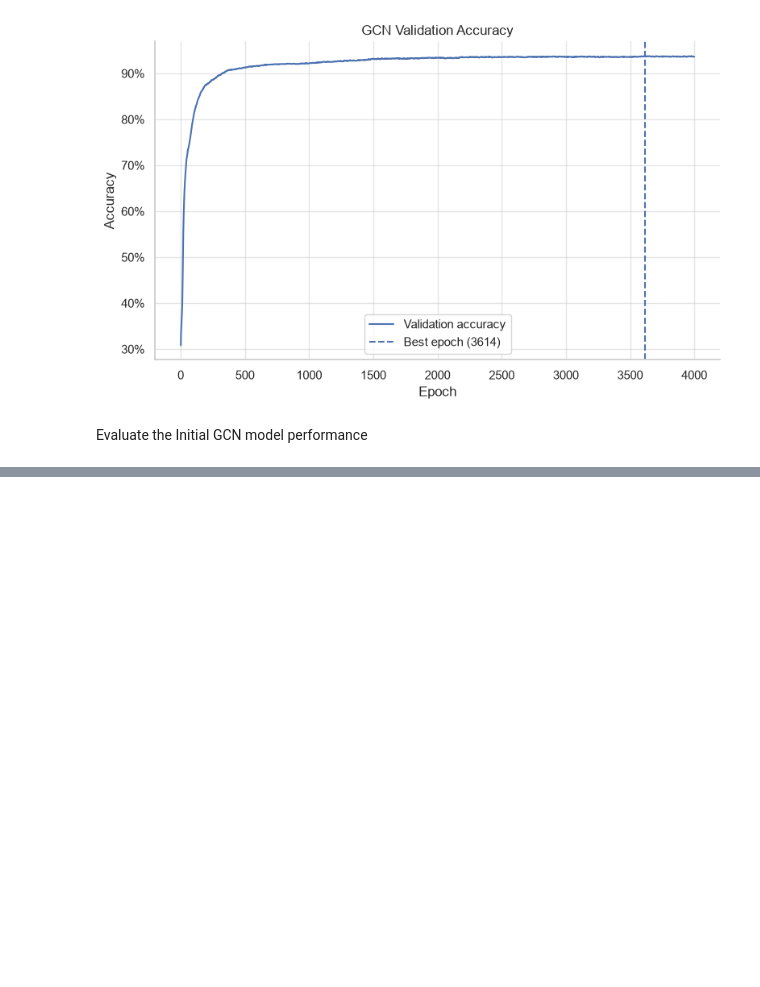
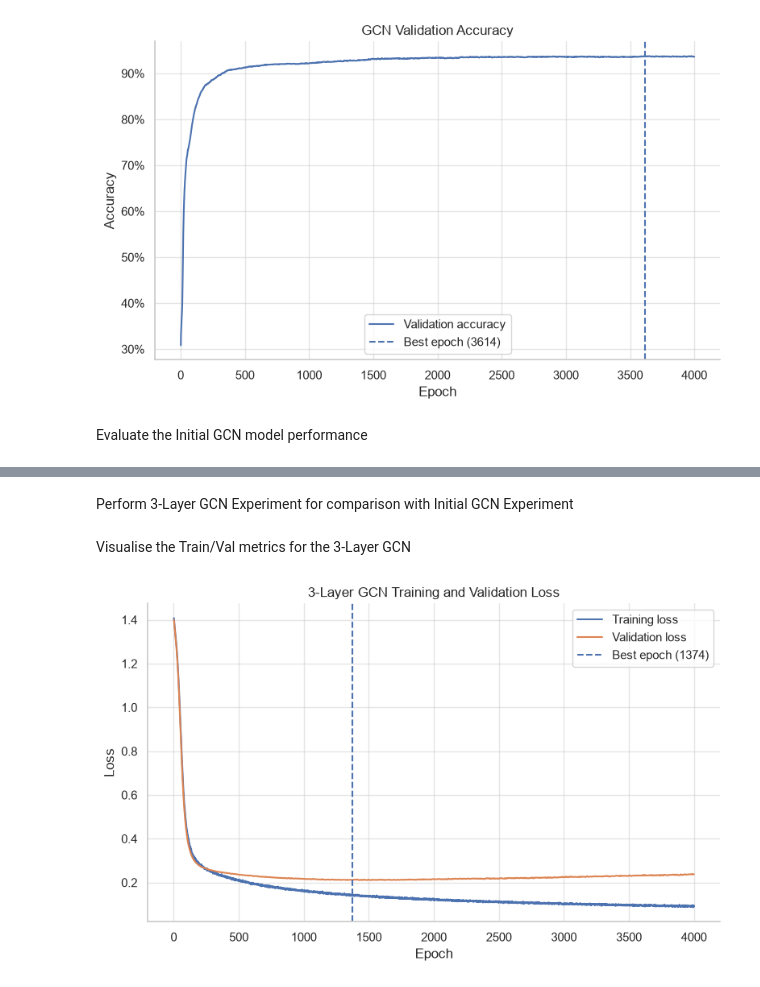
Before and after one commit to dm-uq/PatternAnalysis-2026, a Jupyter notebook: recognition/MultiLayer_GNN_s45506053/03_gnn_experiments.ipynb, the cells around one changed output, grey strips where cells are left out. Cells and saved outputs as stored; diff of their text form; code cells hidden in the pictures; blank space fills up the shorter version.

Commit message:
experiments(gcn): investigate gcn depth and dropout regularisation

```diff
--- a/recognition/MultiLayer_GNN_s45506053/03_gnn_experiments.ipynb
+++ b/recognition/MultiLayer_GNN_s45506053/03_gnn_experiments.ipynb
@@ -387,0 +385,7 @@ print(
+# %%
+gcn3_model = GCNNetwork3Layer(
+    in_channels=data.num_node_features,
+    hidden_channels=HIDDEN_CHANNELS,
+    out_channels=dataset.num_classes,
+    dropout=DROPOUT,
+).to(device)
@@ -387,0 +394,12 @@ print(
+# %%
+# loss criteria
+criterion = nn.CrossEntropyLoss()
+
+# optimiser
+gcn3_optimizer = torch.optim.Adam(
+    gcn3_model.parameters(),
+    lr=LEARNING_RATE,
+    weight_decay=WEIGHT_DECAY,
+)
+# %% [markdown]
+Perform 3-Layer GCN Experiment for comparison with Initial GCN Experiment
@@ -387,0 +526,43 @@ print(
+# %% [markdown]
+Visualise the Train/Val metrics for the 3-Layer GCN
+# %%
+# plot the 3-Layer GCN training and validation losses
+
+gcn3_epochs = range(
+    1,
+    len(gcn3_history["train_loss"]) + 1
+)
+
+gcn3_loss_fig, gcn3_loss_ax = plt.subplots(
+    figsize=(8, 5)
+)
+
+gcn3_loss_ax.plot(
+    gcn3_epochs,
+    gcn3_history["train_loss"],
+    label="Training loss",
+)
+gcn3_loss_ax.plot(
+    gcn3_epochs,
+    gcn3_history["val_loss"],
+    label="Validation loss",
+)
+gcn3_loss_ax.axvline(
+    gcn3_best_epoch,
+    linestyle="--",
+    label=f"Best epoch ({gcn3_best_epoch})",
+)
+
+gcn3_loss_ax.set(
+    xlabel="Epoch",
+    ylabel="Loss",
+    title="3-Layer GCN Training and Validation Loss",
+)
+gcn3_loss_ax.legend()
+
+sns.despine(ax=gcn3_loss_ax)
+gcn3_loss_fig.tight_layout()
+
+plt.show()
+# %% [output]
+[figure, added]
```
Also changed, not shown: parts of 92 cells of this notebook, 2 other files.
